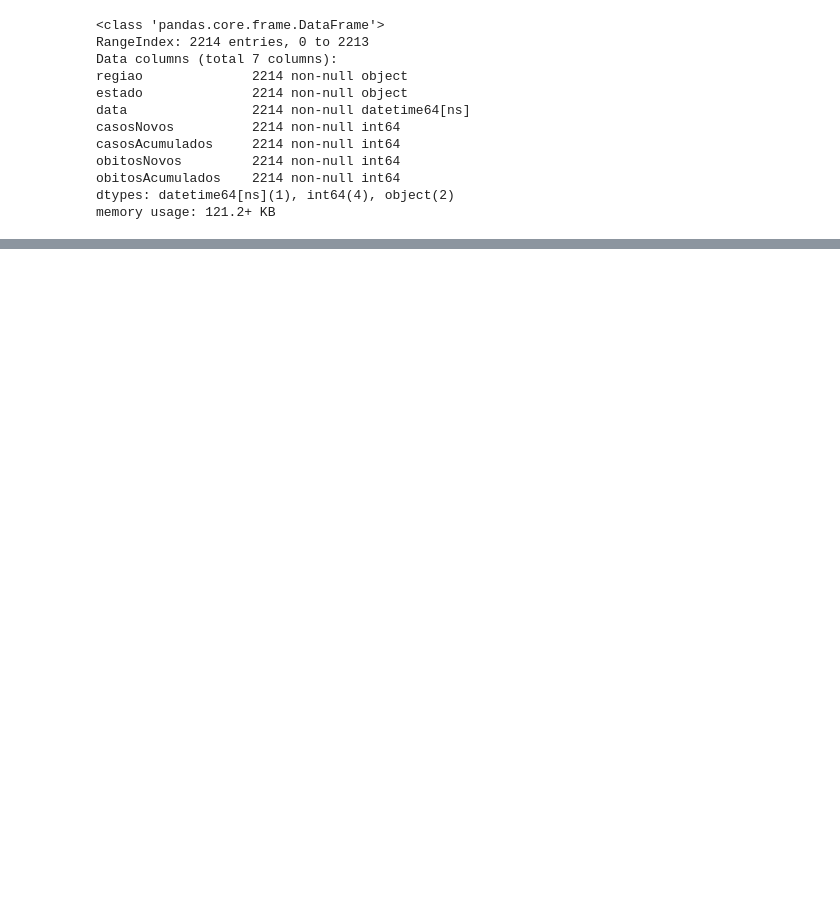
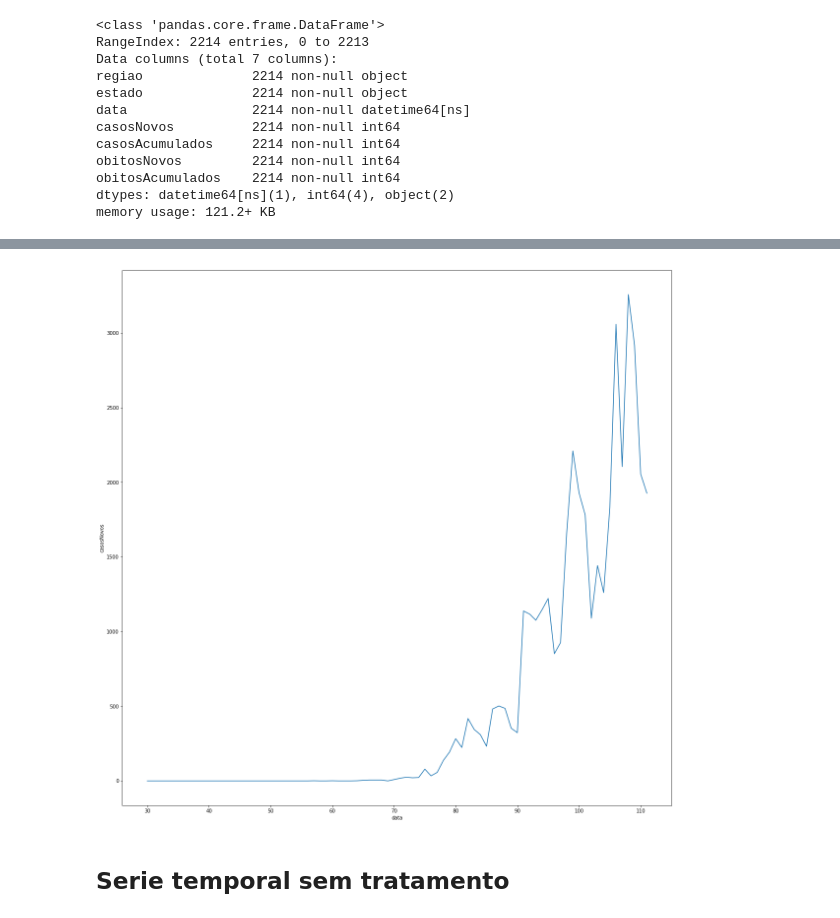
Before and after one commit to vittorfp/covid-19-analysis, a Jupyter notebook: notebooks/05-covid-19-ts-forecasting.ipynb, the cells around one changed output, grey strips where cells are left out. Cells and saved outputs as stored; diff of their text form; code cells hidden in the pictures; blank space fills up the shorter version.

```diff
--- a/notebooks/05-covid-19-ts-forecasting.ipynb
+++ b/notebooks/05-covid-19-ts-forecasting.ipynb
@@ -30,2 +52,13 @@ new_cases = df.groupby(['data']).agg({
+# %%
+%matplotlib inline
+plt.figure(figsize=(20,20))
+series = new_cases.copy()
+_df = pd.DataFrame(index=series.index)
+_df['casosNovos'] = series
+_df.reset_index(inplace=True)
+_df['data'] = _df['data'].apply(lambda x: x.dayofyear)
+sns.lineplot(x='data', y='casosNovos', data=_df, ci=60);
+# %% [output]
+[figure, added]
 # %%
 def plot_ts(series):
@@ -39 +105,3 @@ def plot_ts(series):
+# %% [markdown]
+## Serie temporal sem tratamento
 # %%
```
Also changed, not shown: parts of 37 cells of this notebook, 1 other file.
